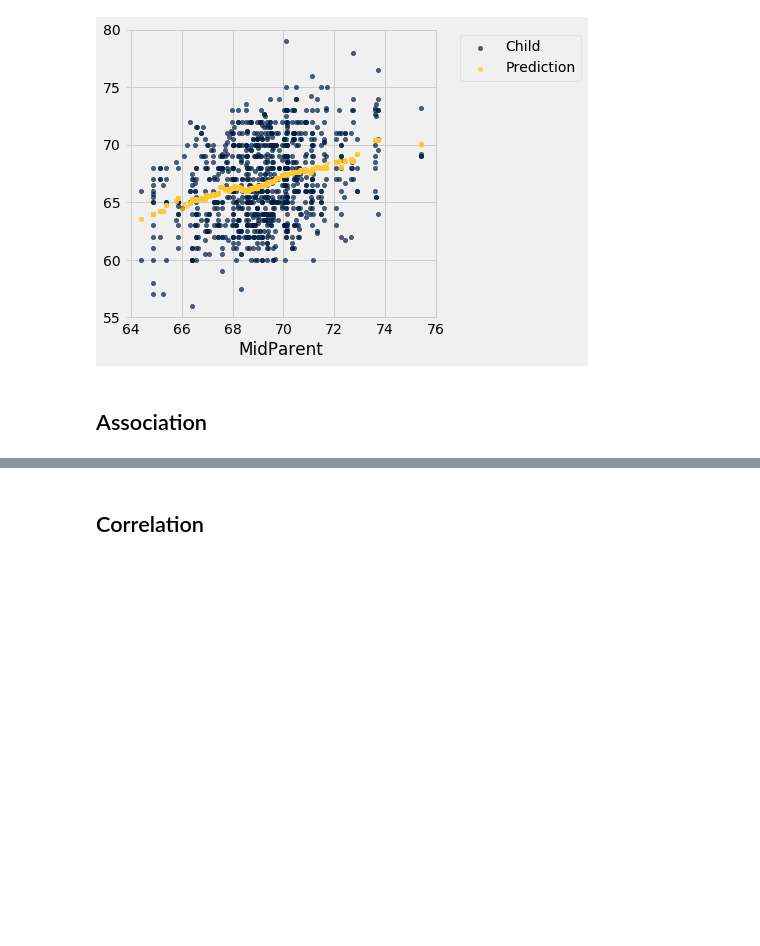
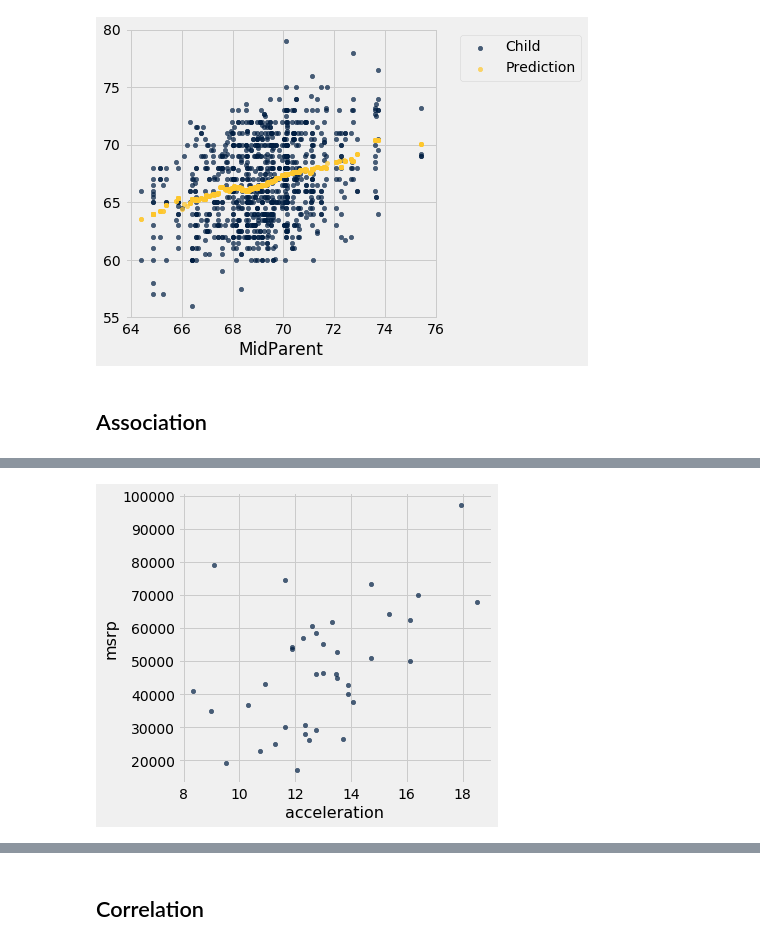
Before and after one commit to data-8/materials-sp19, a Jupyter notebook: lec/lec29.ipynb, the cells around one changed output, grey strips where cells are left out. Cells and saved outputs as stored; diff of their text form; code cells hidden in the pictures; blank space fills up the shorter version.

```diff
--- a/lec/lec29.ipynb
+++ b/lec/lec29.ipynb
@@ -70,0 +112,4 @@ hybrid
+# %%
+suv.scatter('acceleration', 'msrp')
+# %% [output]
+[figure, added]
```
Also changed, not shown: parts of 32 cells of this notebook.
